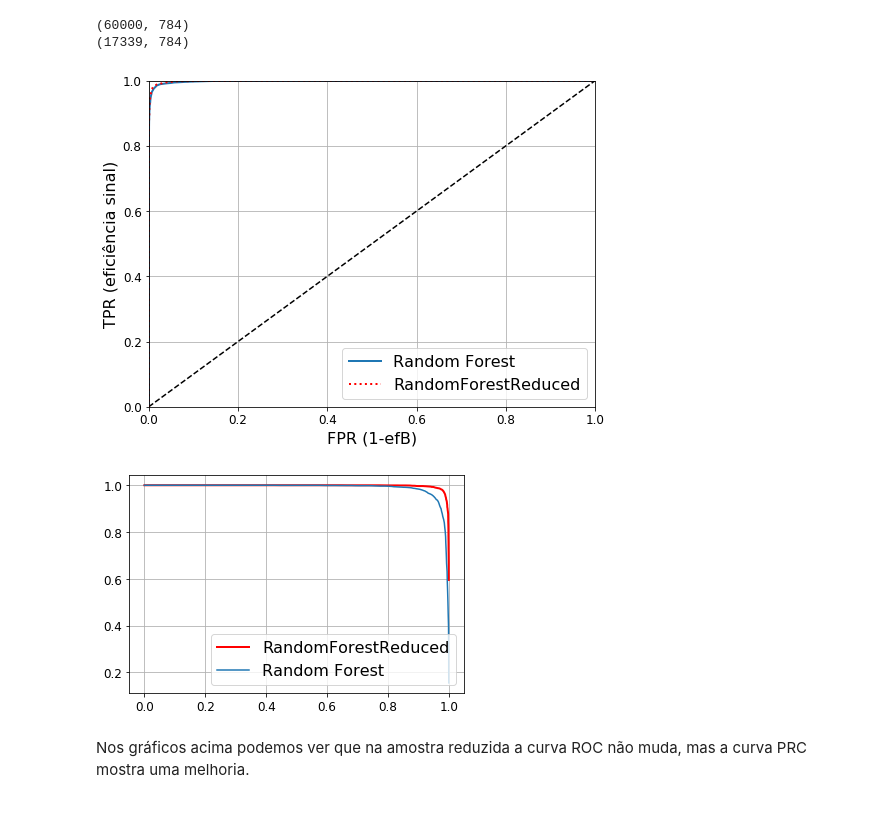
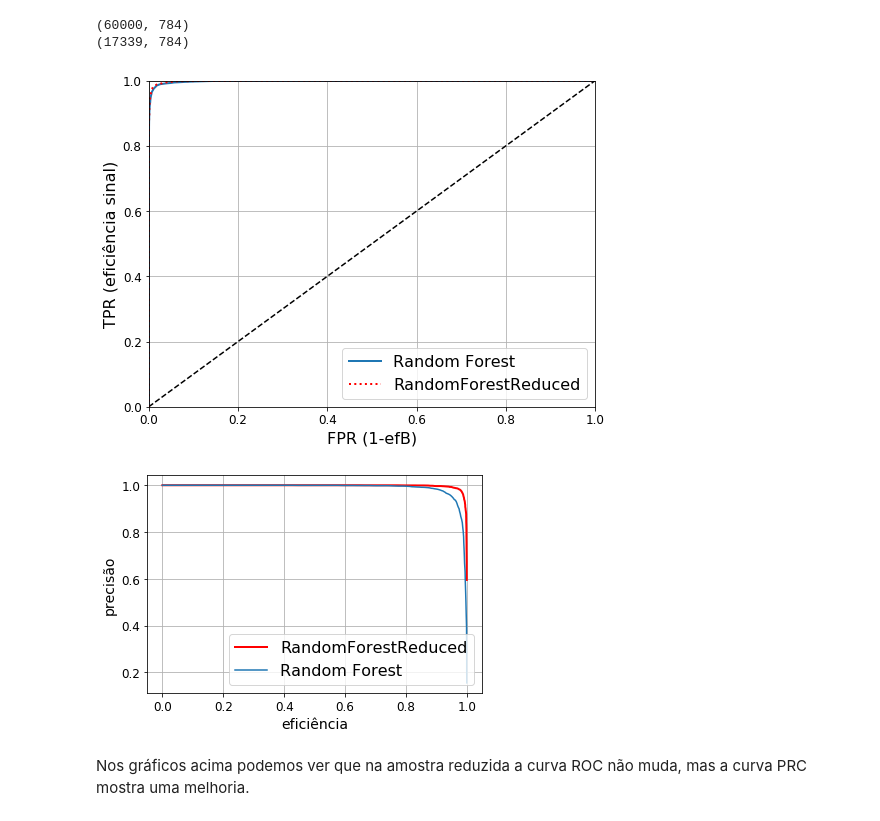
Before and after one commit to clemencia/ML4PPGF_UERJ, a Jupyter notebook: Medidas_de_Performance_Avaliacao_Modelos.ipynb, the cells around one changed output. Saved outputs shown, nothing was run; the diff lists cells and outputs as text; code cells hidden in the pictures.

```diff
--- a/Medidas_de_Performance_Avaliacao_Modelos.ipynb
+++ b/Medidas_de_Performance_Avaliacao_Modelos.ipynb
@@ -480,20 +480,22 @@ prec_frst_rdx, rec_frst_rdx, threshs_frst_redx = precision_recall_curve(y_train_
 # %%
 plt.figure(figsize=(8, 6))
 plot_roc_curve(fpr_forest, tpr_forest, "Random Forest")
 plt.plot(fpr_frst_rdx, tpr_frst_rdx, "r:", linewidth=2, label="RandomForestReduced")
 
 plt.grid(True)
 plt.legend(loc="lower right", fontsize=16)
 plt.show()
 
 plt.plot(rec_frst_rdx,prec_frst_rdx,"r",linewidth=2,label="RandomForestReduced")
 plt.plot(rec_forest,prec_forest,label="Random Forest")
+plt.xlabel("eficiência")
+plt.ylabel("precisão")
 plt.grid(True)
 plt.legend(loc="lower right", fontsize=16)
 plt.show()
 # %% [output]
 [figure]
-[figure, old version]
+[figure, new version]
 # %% [markdown]
 Nos gráficos acima podemos ver que na amostra reduzida a curva ROC não muda, mas a curva PRC mostra uma melhoria.
 # %% [markdown]
```
Also changed, not shown: parts of 14 cells of this notebook.
